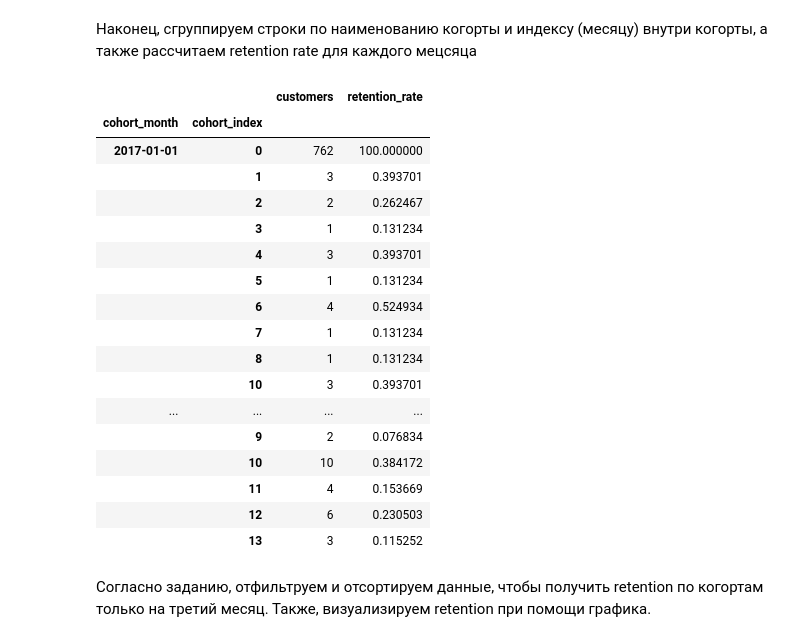
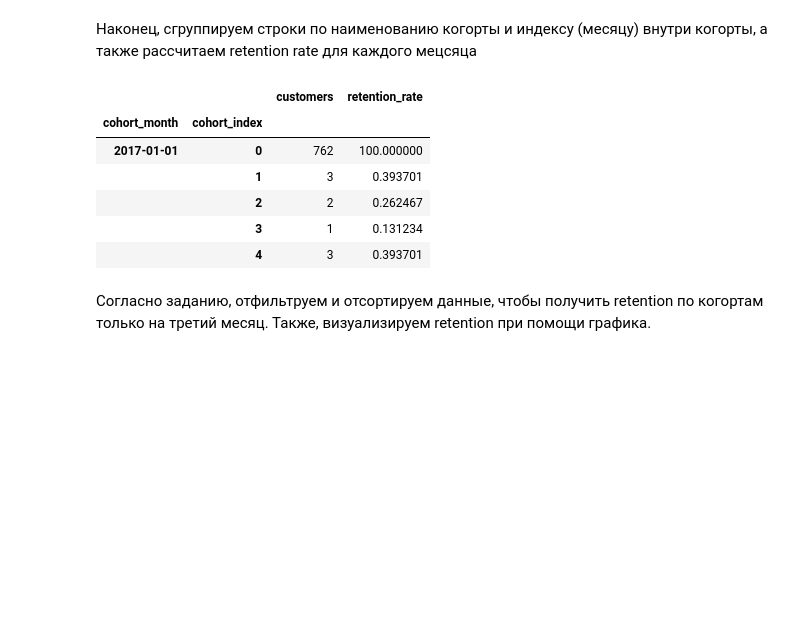
Before and after one commit to y0lk1n/analytics-practice, a Jupyter notebook: project_ecommerce/project_notebook.ipynb, the cells around one changed output. Drawn from its saved outputs; the diff is of its cells as text; code cells hidden in the pictures; blank space fills up the shorter version.

```diff
--- a/project_ecommerce/project_notebook.ipynb
+++ b/project_ecommerce/project_notebook.ipynb
@@ -438,26 +437,15 @@ customer_cohorts.head()
 # %%
 cohorts = customer_cohorts.groupby(['cohort_month', 'cohort_index']).agg(customers=('customer_unique_id', 'nunique'))
 cohorts['retention_rate'] = cohorts.customers / cohorts.groupby('cohort_month').customers.max() * 100
-cohorts.head(50)
+cohorts.head()
 # %% [output]
 |  |  | customers | retention_rate |
 | cohort_month | cohort_index |  |  |
 | 2017-01-01 | 0 | 762 | 100.000000 |
 |  | 1 | 3 | 0.393701 |
 |  | 2 | 2 | 0.262467 |
 |  | 3 | 1 | 0.131234 |
 |  | 4 | 3 | 0.393701 |
-|  | 5 | 1 | 0.131234 |
-|  | 6 | 4 | 0.524934 |
-|  | 7 | 1 | 0.131234 |
-|  | 8 | 1 | 0.131234 |
-|  | 10 | 3 | 0.393701 |
-| ... | ... | ... | ... |
-|  | 9 | 2 | 0.076834 |
-|  | 10 | 10 | 0.384172 |
-|  | 11 | 4 | 0.153669 |
-|  | 12 | 6 | 0.230503 |
-|  | 13 | 3 | 0.115252 |
 # %% [markdown]
 Согласно заданию, отфильтруем и отсортируем данные, чтобы получить retention по когортам только на третий месяц. Также, визуализируем retention при помощи графика.
 # %%
```
Also changed, not shown: parts of 16 cells of this notebook.
